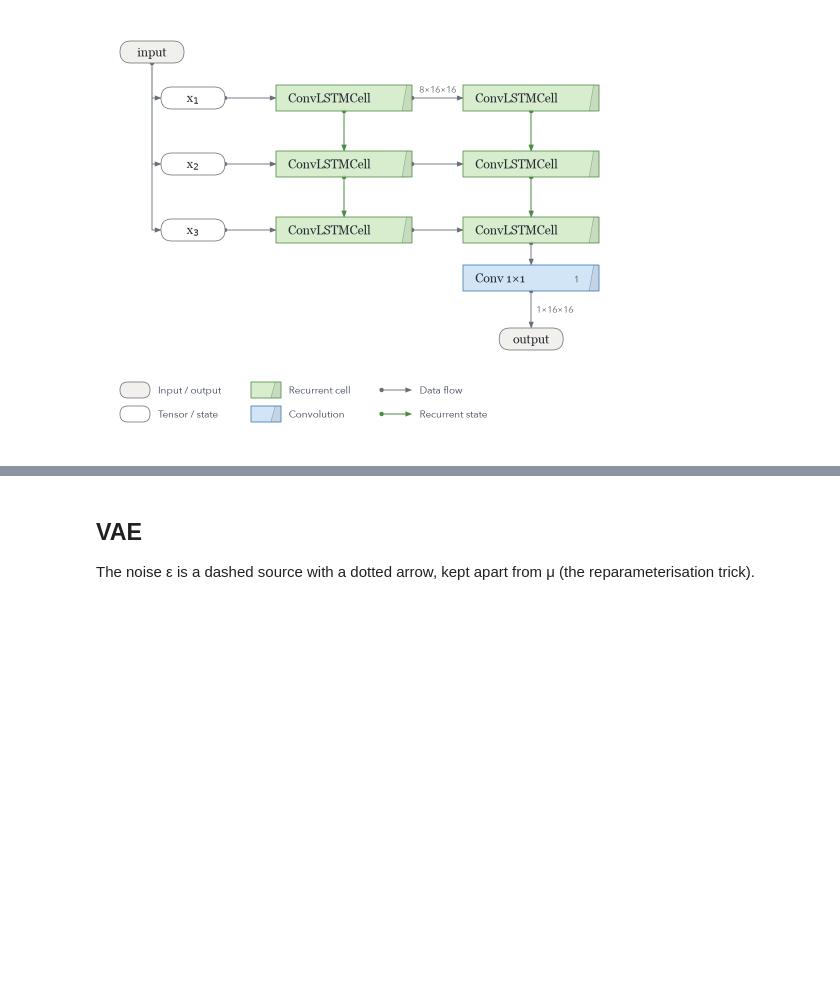
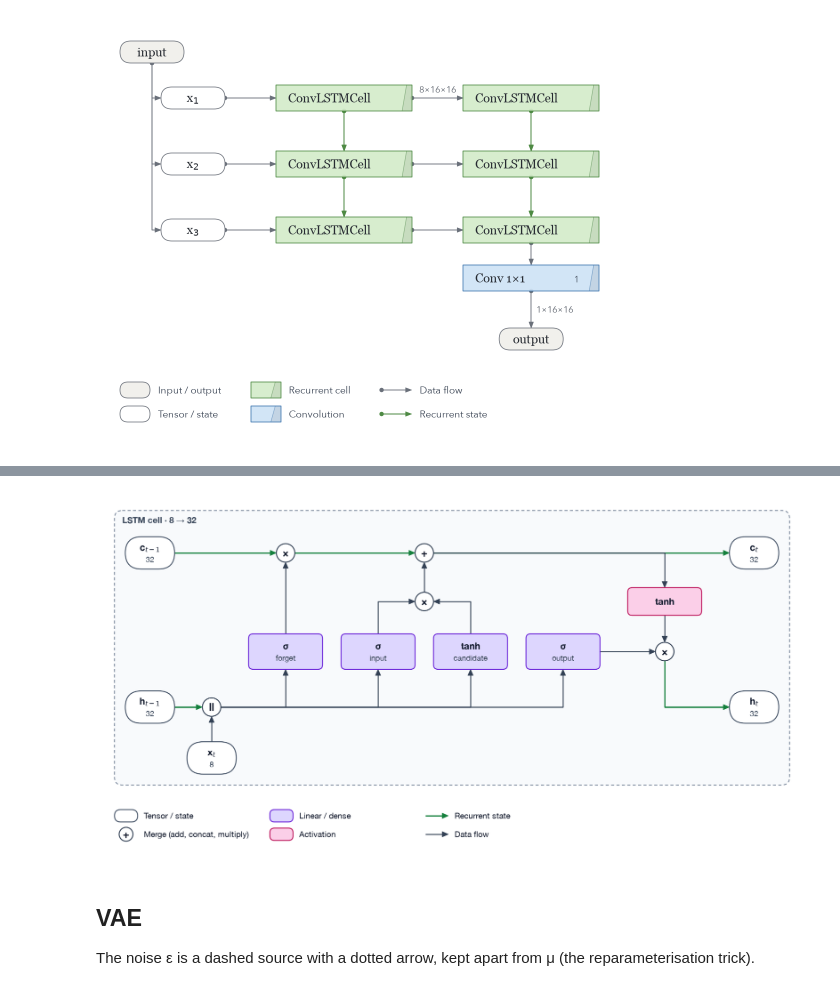
Before and after one commit to AndreiUtina/TensorGami, a Jupyter notebook: examples/tour.ipynb, the cells around one changed output, grey strips where cells are left out. Drawn from its saved outputs; the diff is of its cells as text; code cells hidden in the pictures; blank space fills up the shorter version.

```diff
--- a/examples/tour.ipynb
+++ b/examples/tour.ipynb
@@ -73,3 +83,7 @@ tg.draw(convlstm, frames, style="origami-extended")  # the grid turned: time run
+# %%
+tg.draw(lstm, sequence, view="cell")
+# %% [output]
+[figure, added]
 # %% [markdown]
 ## VAE
 
```
Also changed, not shown: parts of 2 cells of this notebook.
